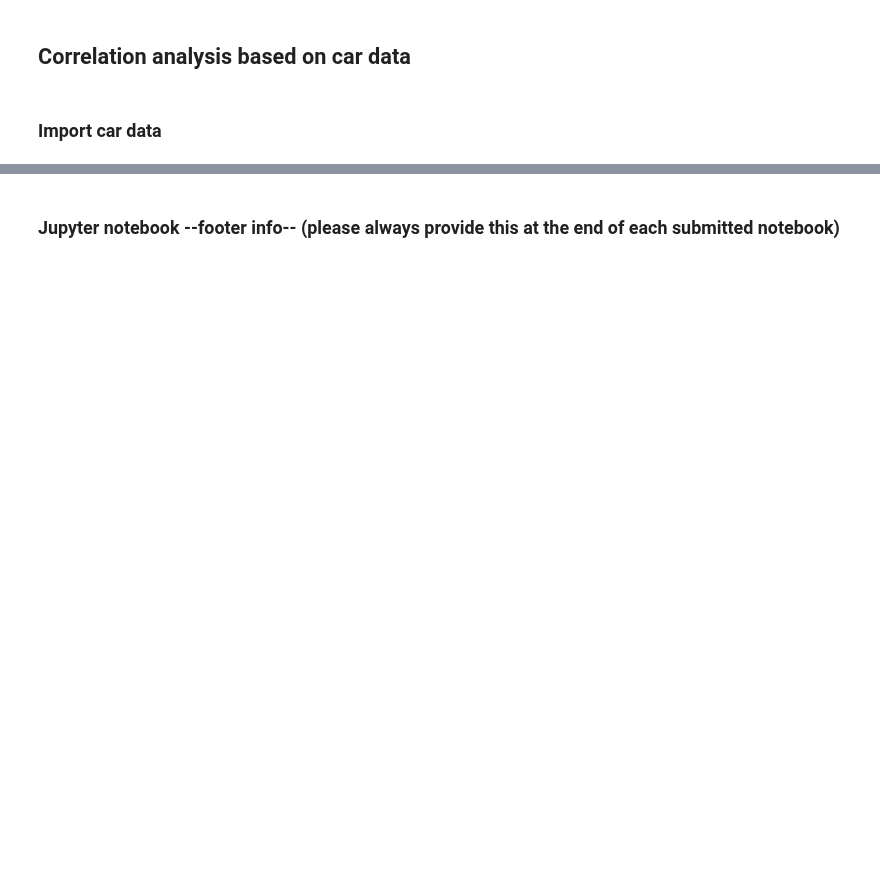
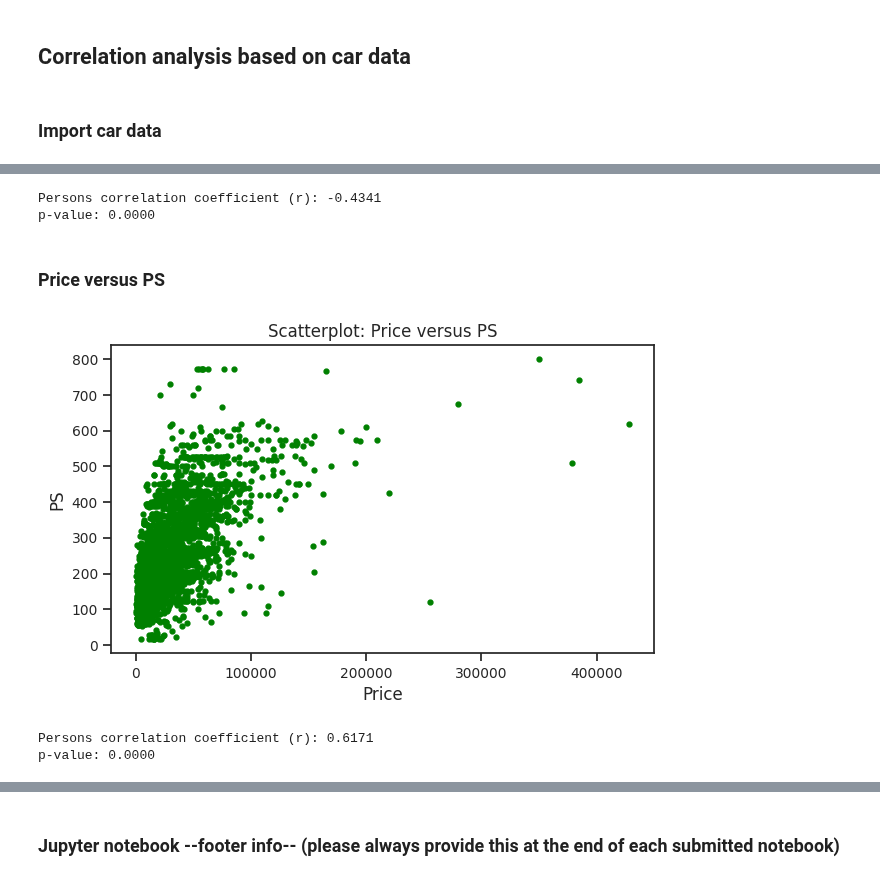
Before and after one commit to mario-gellrich-zhaw/data_analytics, a Jupyter notebook: Week_07/correlation_analysis.ipynb, the cells around one changed output, grey strips where cells are left out. Saved outputs shown, nothing was run; the diff lists cells and outputs as text; code cells hidden in the pictures; blank space fills up the shorter version.

```diff
--- a/Week_07/correlation_analysis.ipynb
+++ b/Week_07/correlation_analysis.ipynb
@@ -194,0 +275,43 @@ df_cars
+# %%
+# Perform Persons correlation
+res = scipy.stats.pearsonr(df_cars['Price'], df_cars['Kilometer'])
+
+# Print result
+print(f'Persons correlation coefficient (r): {res[0]:.4f}')
+print(f'p-value: {res[1]:.4f}')
+# %% [output]
+Persons correlation coefficient (r): -0.4341
+p-value: 0.0000
+# %% [markdown]
+### Price versus PS
+# %%
+# Scatterplot
+plt.figure(figsize=(7,4))
+plt.plot(df_cars['Price'],
+         df_cars['PS'],
+         'o',
+         markersize=3.5,
+         color="green")
+
+# Add title and axes labels
+plt.title('Scatterplot: Price versus PS', fontsize=12)
+plt.ylabel('PS', fontsize=12)
+plt.xlabel('Price', fontsize=12)
+
+# Set fontsize of tick labels
+plt.xticks(fontsize = 10)
+plt.yticks(fontsize = 10)
+
+plt.show()
+# %% [output]
+[figure, added]
+# %%
+# Perform Persons correlation
+res = scipy.stats.pearsonr(df_cars['Price'], df_cars['PS'])
+
+# Print result
+print(f'Persons correlation coefficient (r): {res[0]:.4f}')
+print(f'p-value: {res[1]:.4f}')
+# %% [output]
+Persons correlation coefficient (r): 0.6171
+p-value: 0.0000
```
Also changed, not shown: parts of 18 cells of this notebook, 4 other files.
